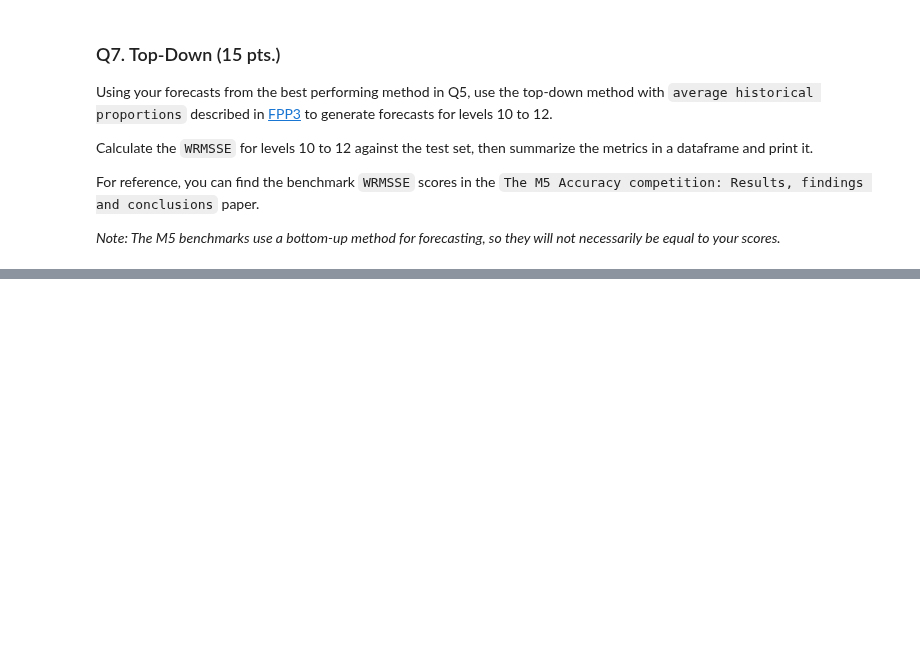
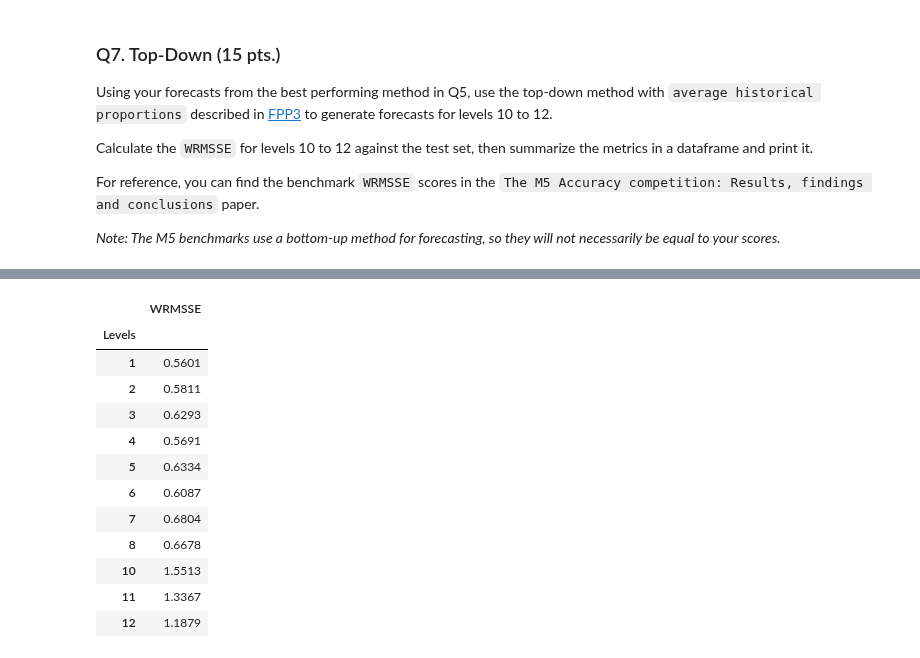
Before and after one commit to adrianemikko/tsa2021-m5, a Jupyter notebook: The Final Project 1.ipynb, the cells around one changed output, grey strips where cells are left out. Saved outputs shown, nothing was run; the diff lists cells and outputs as text; code cells hidden in the pictures; blank space fills up the shorter version.

```diff
--- a/The Final Project 1.ipynb
+++ b/The Final Project 1.ipynb
@@ -335,12 +336,13 @@ df_pred_9_combo.columns = train_df.sum(axis=1,
                                               "cat_id", "dept_id"]).columns
 b_up_rmsse = compute_bottomup(full_df, df_pred_9_combo, 9)
 bup_rmsse = (pd.DataFrame.from_dict(b_up_rmsse, orient="index")
-             .stack().to_frame()).rename(columns={0:'RMSSE'})
+             .stack().to_frame()).rename(columns={0:'RMSSE'}).sort_index()
 # %%
 bup_res = (pd.concat([bup_rmsse, w1to8], axis=1).reset_index()
            .rename(columns={'level_0': 'Levels'}))
 bup_res['WRMSSE'] = bup_res.RMSSE * bup_res.Weight
-bup_res.groupby('Levels')[['WRMSSE']].agg('sum')
+q6_ans = bup_res.groupby('Levels')[['WRMSSE']].agg('sum')
+q6_ans
 # %% [output]
 |  | WRMSSE |
 | Levels |  |
@@ -368,0 +369,12 @@ NameError: name 'full_df' is not defined
+# %%
+tdown_rmsse = (pd.DataFrame.from_dict(t_down_rmsse, orient="index")
+             .stack().to_frame()).rename(columns={0:'RMSSE'})
+
+tdown_rmsse.index = tdown_rmsse.index.set_names(['Level_0', 'TS'])
+tdown_rmsse.index = tdown_rmsse.index.set_levels(tdown_rmsse.index.levels[0].astype(int), level=0)
+# %%
+tdown_res = (pd.concat([tdown_rmsse, w10to12], axis=1).reset_index()
+            .rename(columns={'level_0': 'Levels'}))
+tdown_res['WRMSSE'] = tdown_res.RMSSE * tdown_res.Weight
+q7_ans = tdown_res.groupby('Levels')[['WRMSSE']].agg('sum')
+q7_ans
@@ -368,0 +387,16 @@ NameError: name 'full_df' is not defined
+# %%
+pd.concat([q6_ans, q7_ans])
+# %% [output]
+|  | WRMSSE |
+| Levels |  |
+| 1 | 0.5601 |
+| 2 | 0.5811 |
+| 3 | 0.6293 |
+| 4 | 0.5691 |
+| 5 | 0.6334 |
+| 6 | 0.6087 |
+| 7 | 0.6804 |
+| 8 | 0.6678 |
+| 10 | 1.5513 |
+| 11 | 1.3367 |
+| 12 | 1.1879 |
```
Also changed, not shown: parts of 4 cells of this notebook.
